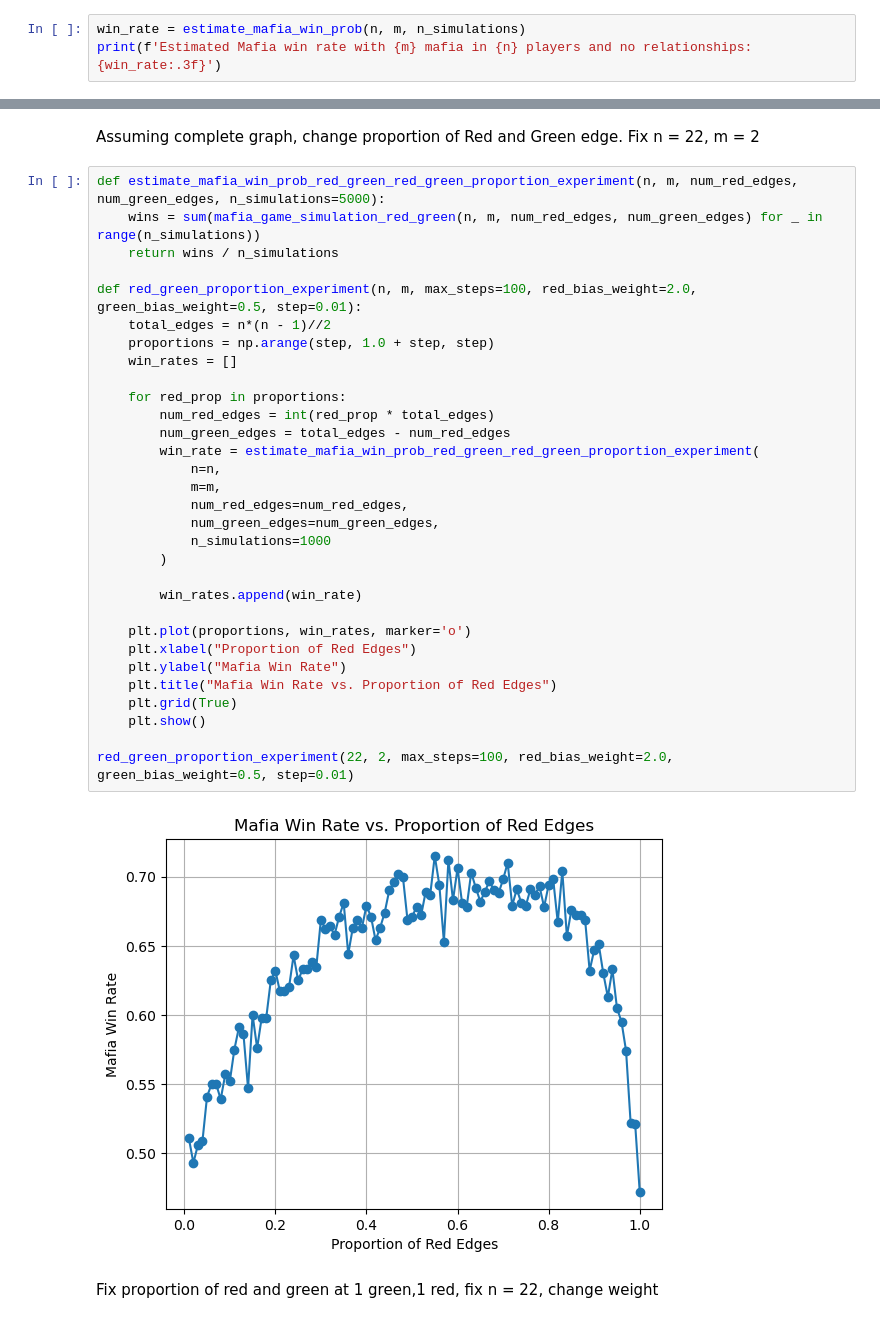
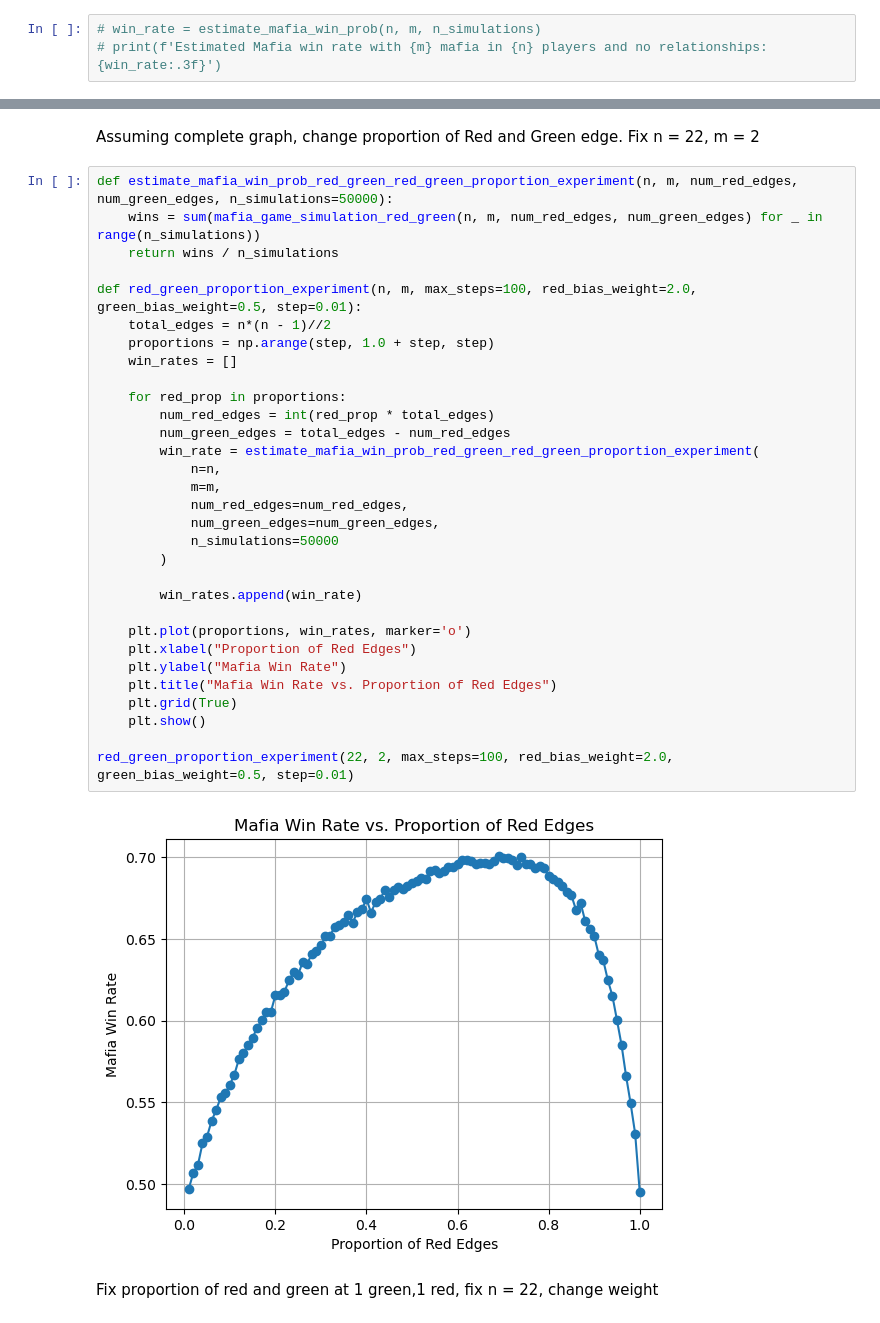
Before and after one commit to khoanguyen12345/MathModelingFinal, a Jupyter notebook: MathModeling_FinalProject.ipynb, the cells around one changed output, grey strips where cells are left out. Cells and saved outputs as stored; diff of their text form.

```diff
--- a/MathModeling_FinalProject.ipynb
+++ b/MathModeling_FinalProject.ipynb
@@ -559,5 +556,5 @@ n_simulations = 50000
 num_red_edges = 30
 num_green_edges = 30
 # %%
-win_rate = estimate_mafia_win_prob(n, m, n_simulations)
-print(f'Estimated Mafia win rate with {m} mafia in {n} players and no relationships: {win_rate:.3f}')
+# win_rate = estimate_mafia_win_prob(n, m, n_simulations)
+# print(f'Estimated Mafia win rate with {m} mafia in {n} players and no relationships: {win_rate:.3f}')
@@ -583,38 +572,38 @@ Estimated Mafia win rate with 30 red edges and 30 green edges (n=22, m=2): 0.583
 # %% [markdown]
 Assuming complete graph, change proportion of Red and Green edge. Fix n = 22, m = 2
 # %%
-def estimate_mafia_win_prob_red_green_red_green_proportion_experiment(n, m, num_red_edges, num_green_edges, n_simulations=5000):
+def estimate_mafia_win_prob_red_green_red_green_proportion_experiment(n, m, num_red_edges, num_green_edges, n_simulations=50000):
     wins = sum(mafia_game_simulation_red_green(n, m, num_red_edges, num_green_edges) for _ in range(n_simulations))
     return wins / n_simulations
 
 def red_green_proportion_experiment(n, m, max_steps=100, red_bias_weight=2.0, green_bias_weight=0.5, step=0.01):
     total_edges = n*(n - 1)//2
     proportions = np.arange(step, 1.0 + step, step)
     win_rates = []
 
     for red_prop in proportions:
         num_red_edges = int(red_prop * total_edges)
         num_green_edges = total_edges - num_red_edges
         win_rate = estimate_mafia_win_prob_red_green_red_green_proportion_experiment(
             n=n,
             m=m,
             num_red_edges=num_red_edges,
             num_green_edges=num_green_edges,
-            n_simulations=1000
+            n_simulations=50000
         )
 
         win_rates.append(win_rate)
 
     plt.plot(proportions, win_rates, marker='o')
     plt.xlabel("Proportion of Red Edges")
     plt.ylabel("Mafia Win Rate")
     plt.title("Mafia Win Rate vs. Proportion of Red Edges")
     plt.grid(True)
     plt.show()
 
 red_green_proportion_experiment(22, 2, max_steps=100, red_bias_weight=2.0, green_bias_weight=0.5, step=0.01)
 # %% [output]
-[figure, old version]
+[figure, new version]
 # %% [markdown]
 Fix proportion of red and green at 1 green,1 red, fix n = 22, change weight
 # %%
```
Also changed, not shown: parts of 21 cells of this notebook, 4 other files.
